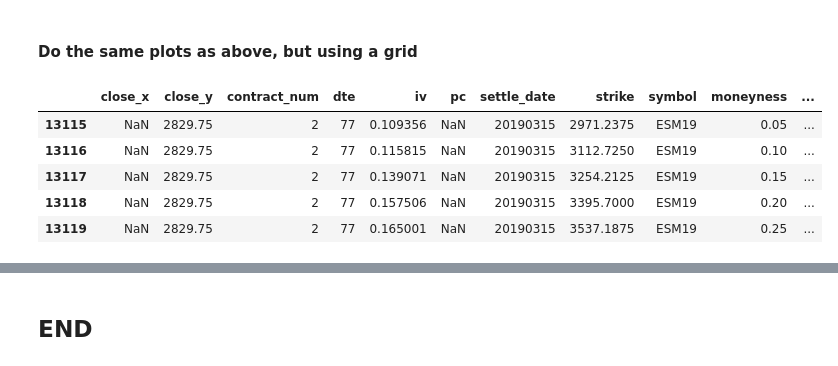
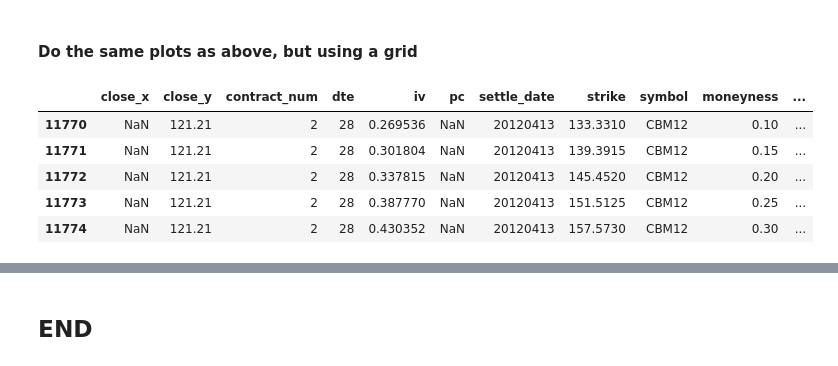
Before and after one commit to bgithub1/barchartacs, a Jupyter notebook: barchartacs/research_build_vol_skew.ipynb, the cells around one changed output, grey strips where cells are left out. Drawn from its saved outputs; the diff is of its cells as text; code cells hidden in the pictures.

```diff
--- a/barchartacs/research_build_vol_skew.ipynb
+++ b/barchartacs/research_build_vol_skew.ipynb
@@ -46,7 +46,7 @@ DEBUG_IT=False
 opttab = 'sec_schema.options_table'
 futtab = 'sec_schema.underlying_table'
 pga = db_info.get_db_info()
-SYMBOL_TO_RESEARCH = 'ES'
+SYMBOL_TO_RESEARCH = 'CB'
 
 df_expiry_dates_additions = pd.read_csv('df_expiry_dates_additions.csv')
 # %% [output]
@@ -398,9 +397,11 @@ df_iv_final = None
 df_iv_skew = None
 dict_exceptions = {}
 dict_stacktraces = {}
-contracts = [c for c in all_contracts if c[-3] in ['H','M','U','Z']]
+contracts = all_contracts
+if SYMBOL_TO_RESEARCH in ['ES']:
+    contracts = [c for c in all_contracts if c[-3] in ['H','M','U','Z']]
 for contract in tqdm_notebook(contracts):
-    try:
+#     try:
 #         df,df_expiry_dates = get_postgres_data(contract)
 #         if len(df[df.contract_num==2])<=0:
 #             continue
@@ -412,21 +413,22 @@ for contract in tqdm_notebook(contracts):
 #         df_skt = df_skt.iloc[1:].copy()
 #         df_skt['symbol'] = contract
 #         df_skt['settle_date'] = df_skt.index
-        df_12,df_stk,_exception,_stacktrace = skew_per_symbol(contract)
+    df12,df_skew,_exception,_stacktrace = skew_per_symbol(contract)
+    if df12 is not None:
         if df_iv_final is None:
             df_iv_final = df12.copy()
         else:
             df_iv_final = df_iv_final.append(df12,ignore_index=True)
         if df_iv_skew is None:
-            df_iv_skew = df_skt.copy()
+            df_iv_skew = df_skew.copy()
         else:
-            df_iv_skew = df_iv_skew.append(df_skt,ignore_index=True)
+            df_iv_skew = df_iv_skew.append(df_skew,ignore_index=True)
             df_iv_skew.index = list(range(len(df_iv_skew)))
-        if dict_exception is not None:
-            dict_exceptions[contract] = _exception
-            dict_stacktraces[contract] = _stacktrace
-    except Exception as e:
-        dict_exceptions[contract] = str(e)
-        dict_stacktraces[contract] = traceback.format_exc()
+    if _exception is not None:
+        dict_exceptions[contract] = _exception
+        dict_stacktraces[contract] = _stacktrace
+#     except Exception as e:
+#         dict_exceptions[contract] = str(e)
+#         dict_stacktraces[contract] = traceback.format_exc()
 # %% [output]
 [interactive output not drawn]
@@ -568,14 +558,14 @@ def graph_skew_subplot_quad(rfs):
     return f1
 # iplot(f1)
 # %%
-df_iv_final[df_iv_final.symbol==f'{SYMBOL_TO_RESEARCH}M19'].tail()
+df_iv_final[df_iv_final.symbol==f'{SYMBOL_TO_RESEARCH}M12'].tail()
 # %% [output]
 |  | close_x | close_y | contract_num | dte | iv | pc | settle_date | strike | symbol | moneyness | ... |
-| 13115 | NaN | 2829.75 | 2 | 77 | 0.109356 | NaN | 20190315 | 2971.2375 | ESM19 | 0.05 | ... |
-| 13116 | NaN | 2829.75 | 2 | 77 | 0.115815 | NaN | 20190315 | 3112.7250 | ESM19 | 0.10 | ... |
-| 13117 | NaN | 2829.75 | 2 | 77 | 0.139071 | NaN | 20190315 | 3254.2125 | ESM19 | 0.15 | ... |
-| 13118 | NaN | 2829.75 | 2 | 77 | 0.157506 | NaN | 20190315 | 3395.7000 | ESM19 | 0.20 | ... |
-| 13119 | NaN | 2829.75 | 2 | 77 | 0.165001 | NaN | 20190315 | 3537.1875 | ESM19 | 0.25 | ... |
+| 11770 | NaN | 121.21 | 2 | 28 | 0.269536 | NaN | 20120413 | 133.3310 | CBM12 | 0.10 | ... |
+| 11771 | NaN | 121.21 | 2 | 28 | 0.301804 | NaN | 20120413 | 139.3915 | CBM12 | 0.15 | ... |
+| 11772 | NaN | 121.21 | 2 | 28 | 0.337815 | NaN | 20120413 | 145.4520 | CBM12 | 0.20 | ... |
+| 11773 | NaN | 121.21 | 2 | 28 | 0.387770 | NaN | 20120413 | 151.5125 | CBM12 | 0.25 | ... |
+| 11774 | NaN | 121.21 | 2 | 28 | 0.430352 | NaN | 20120413 | 157.5730 | CBM12 | 0.30 | ... |
 # %%
 grid_plot=True
 clist = [c for c in all_contracts if (c[:2]==f'{SYMBOL_TO_RESEARCH}') & (c[-2:]=='19')]
```
Also changed, not shown: parts of 11 cells of this notebook, 2 other files.
